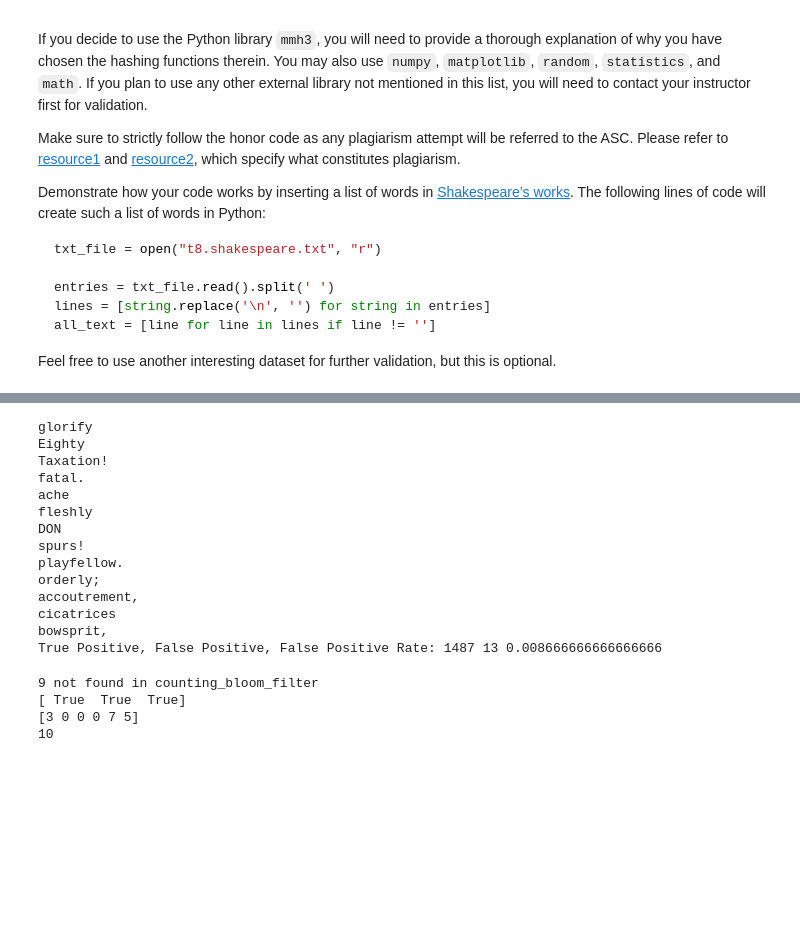
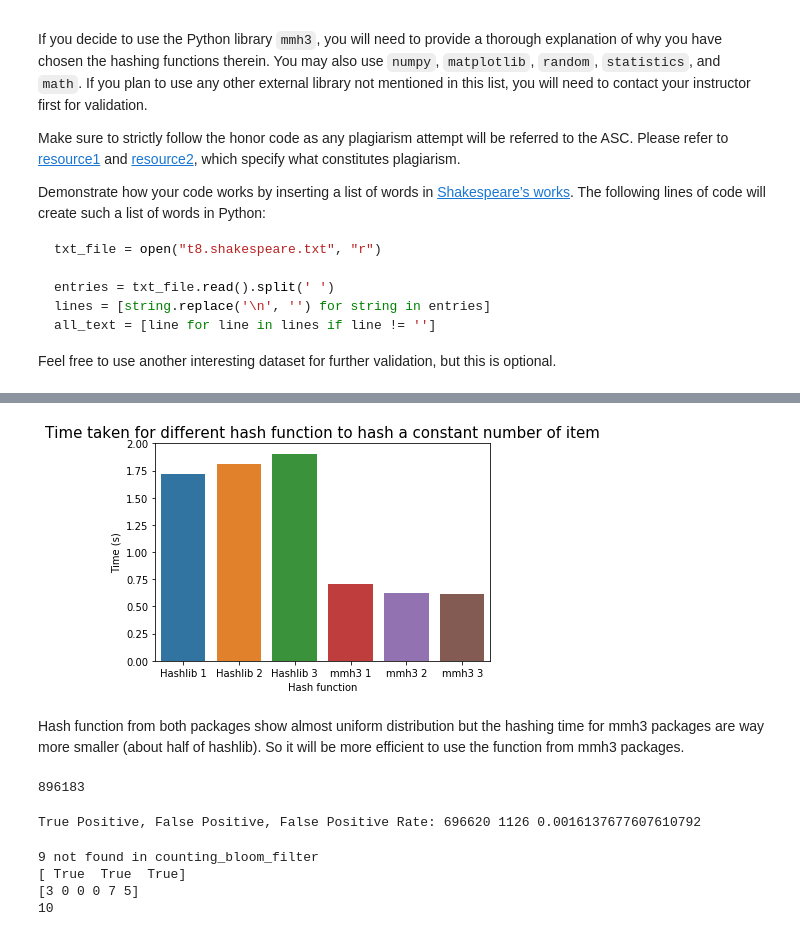
Before and after one commit to mahmud-nobe/CS110_Assignments, a Jupyter notebook: CS110 Assignment 3: Bloom Filters/CS110_Assignment_3.ipynb, the cells around one changed output, grey strips where cells are left out. Drawn from its saved outputs; the diff is of its cells as text; code cells hidden in the pictures; blank space fills up the shorter version.

```diff
--- a/CS110 Assignment 3: Bloom Filters/CS110_Assignment_3.ipynb
+++ b/CS110 Assignment 3: Bloom Filters/CS110_Assignment_3.ipynb
@@ -82,3 +232,16 @@ Feel free to use another interesting dataset for further validation, but this is
+# %%
+
+sns.barplot(['Hashlib 1', 'Hashlib 2', 'Hashlib 3', 'mmh3 1', 'mmh3 2', 'mmh3 3'],
+        [time_hashlib1, time_hashlib2, time_hashlib3,
+         time_mmh3_1, time_mmh3_2, time_mmh3_3])
+plt.title('Time taken for different hash function to hash a constant number of item', fontsize = 15)
+plt.ylabel('Time (s)')
+plt.xlabel('Hash function')
+plt.show()
+# %% [output]
+[figure, added]
+# %% [markdown]
+Hash function from both packages show almost uniform distribution but the hashing time for mmh3 packages are way more smaller (about half of hashlib). So it will be more efficient to use the function from mmh3 packages.
 # %%
 # Feel free to define additional classes that you think are helpful
 # in building this class of CountingBloomFilter
@@ -169,6 +335,9 @@ txt_file = open("t8.shakespeare.txt", "r")
 entries = txt_file.read().split(' ')
 lines = [string.replace('\n', '') for string in entries]
 all_text = [line for line in lines if line != '']
+len(all_text)
+# %% [output]
+896183
 # %%
 np.random.shuffle(all_text)
 nwords_to_add = int(len(all_text) * 0.7)
@@ -179,45 +348,30 @@ absent = all_text[nwords_to_add:]
 np.random.shuffle(present)
 np.random.shuffle(absent)
 # %%
-num_item = 20
-fpr = 0.05
+num_item = 20000
+fpr = 0.1
 
 CBFs = CountingBloomFilter(num_item, fpr)
 
-for word in present[:1000]:
+for word in present[:num_item]:
   CBFs.insert(word)
-
-testing_words = present[:1000] + absent[:500]
 
 true_positive = 0
 false_positive = 0
 
-for word in testing_words:
+for word in all_text:
   is_found = CBFs.search(word)
 
-  if (is_found and word not in present):
-    print(word)
-    false_positive += 1
-  else:
-    true_positive += 1
+  if (is_found):
+    if (word not in present[:num_item]):
+      false_positive += 1
+    else:
+      true_positive += 1
 
 total_positive = false_positive + true_positive
 print('True Positive, False Positive, False Positive Rate:',true_positive, false_positive, false_positive/(total_positive))
 # %% [output]
-glorify
-Eighty
-Taxation!
-fatal.
-ache
-fleshly
-DON
-spurs!
-playfellow.
-orderly;
-accoutrement,
-cicatrices
-bowsprit,
-True Positive, False Positive, False Positive Rate: 1487 13 0.008666666666666666
+True Positive, False Positive, False Positive Rate: 696620 1126 0.0016137677607610792
 # %%
 #testing shell
 
```
Also changed, not shown: parts of 8 cells of this notebook.
